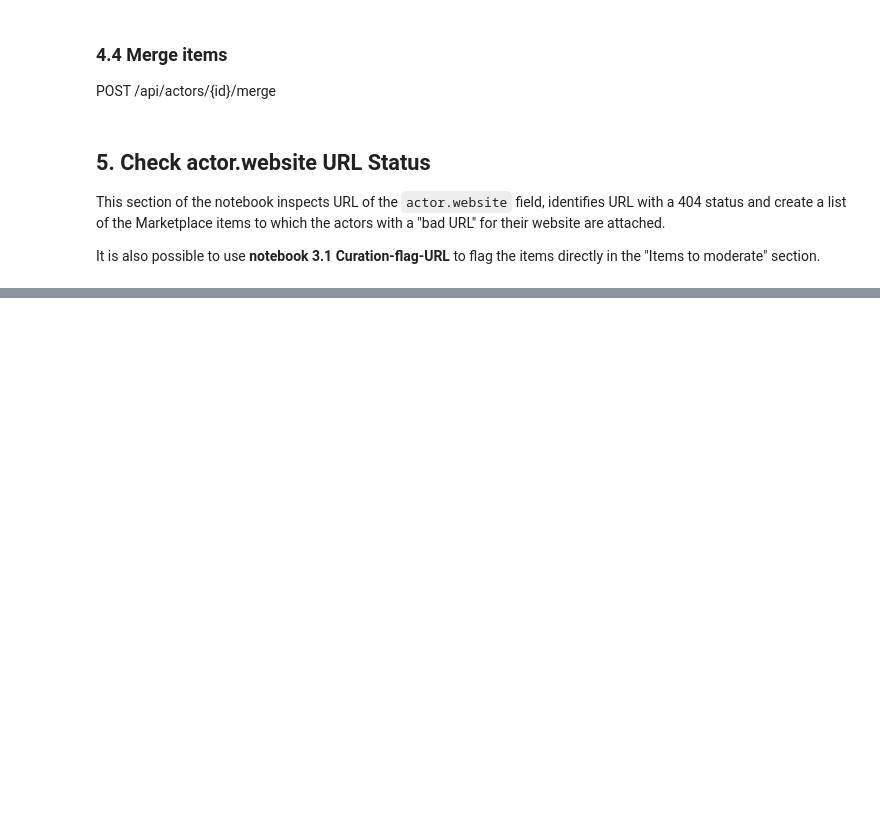
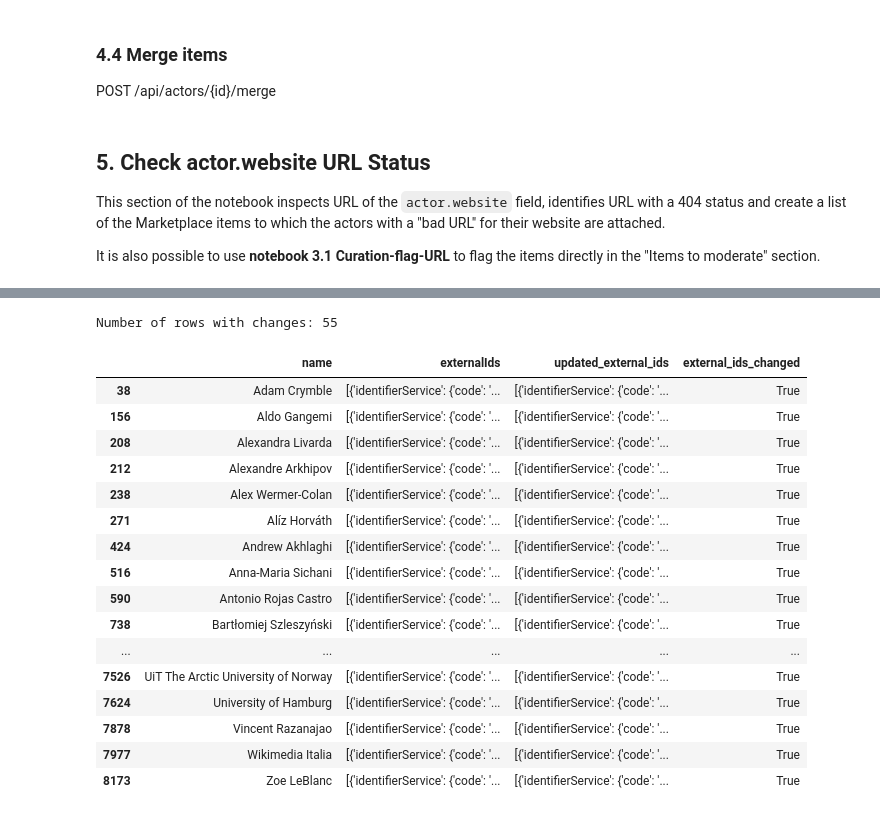
Before and after one commit to SSHOC/marketplace-curation, a Jupyter notebook: 4.2ActorsCuration_workinprogress.ipynb, the cells around one changed output, grey strips where cells are left out. Saved outputs shown, nothing was run; the diff lists cells and outputs as text; code cells hidden in the pictures; blank space fills up the shorter version.

Commit message:
added search for full urls for external identifiers

```diff
--- a/4.2ActorsCuration_workinprogress.ipynb
+++ b/4.2ActorsCuration_workinprogress.ipynb
@@ -319,0 +274,34 @@ myw_url_status.sort_values('category').to_csv(path_or_buf='data/urlactors.csv',
+# %%
+df_actors_flat["processed_external_ids"] = df_actors_flat["externalIds"].apply(lambda ids: process_external_ids(ids, templates))
+
+# Add a flag to indicate rows with changes
+df_actors_flat["external_ids_changed"] = df_actors_flat["processed_external_ids"].apply(lambda x: x[1])
+
+# Extract the updated external_ids list
+df_actors_flat["updated_external_ids"] = df_actors_flat["processed_external_ids"].apply(lambda x: x[0])
+
+# Filter rows with changes
+changed_rows = df_actors_flat[df_actors_flat["external_ids_changed"]]
+
+# Display results
+print(f"Number of rows with changes: {len(changed_rows)}")
+(changed_rows[['name', "externalIds", "updated_external_ids", "external_ids_changed"]]).head(100)
+# %% [output]
+Number of rows with changes: 55
+|  | name | externalIds | updated_external_ids | external_ids_changed |
+| 38 | Adam Crymble | [{'identifierService': {'code': '... | [{'identifierService': {'code': '... | True |
+| 156 | Aldo Gangemi | [{'identifierService': {'code': '... | [{'identifierService': {'code': '... | True |
+| 208 | Alexandra Livarda | [{'identifierService': {'code': '... | [{'identifierService': {'code': '... | True |
+| 212 | Alexandre Arkhipov | [{'identifierService': {'code': '... | [{'identifierService': {'code': '... | True |
+| 238 | Alex Wermer-Colan | [{'identifierService': {'code': '... | [{'identifierService': {'code': '... | True |
+| 271 | Alíz Horváth | [{'identifierService': {'code': '... | [{'identifierService': {'code': '... | True |
+| 424 | Andrew Akhlaghi | [{'identifierService': {'code': '... | [{'identifierService': {'code': '... | True |
+| 516 | Anna-Maria Sichani | [{'identifierService': {'code': '... | [{'identifierService': {'code': '... | True |
+| 590 | Antonio Rojas Castro | [{'identifierService': {'code': '... | [{'identifierService': {'code': '... | True |
+| 738 | Bartłomiej Szleszyński | [{'identifierService': {'code': '... | [{'identifierService': {'code': '... | True |
+| ... | ... | ... | ... | ... |
+| 7526 | UiT The Arctic University of Norway | [{'identifierService': {'code': '... | [{'identifierService': {'code': '... | True |
+| 7624 | University of Hamburg | [{'identifierService': {'code': '... | [{'identifierService': {'code': '... | True |
+| 7878 | Vincent Razanajao | [{'identifierService': {'code': '... | [{'identifierService': {'code': '... | True |
+| 7977 | Wikimedia Italia | [{'identifierService': {'code': '... | [{'identifierService': {'code': '... | True |
+| 8173 | Zoe LeBlanc | [{'identifierService': {'code': '... | [{'identifierService': {'code': '... | True |
```
Also changed, not shown: parts of 27 cells of this notebook.
